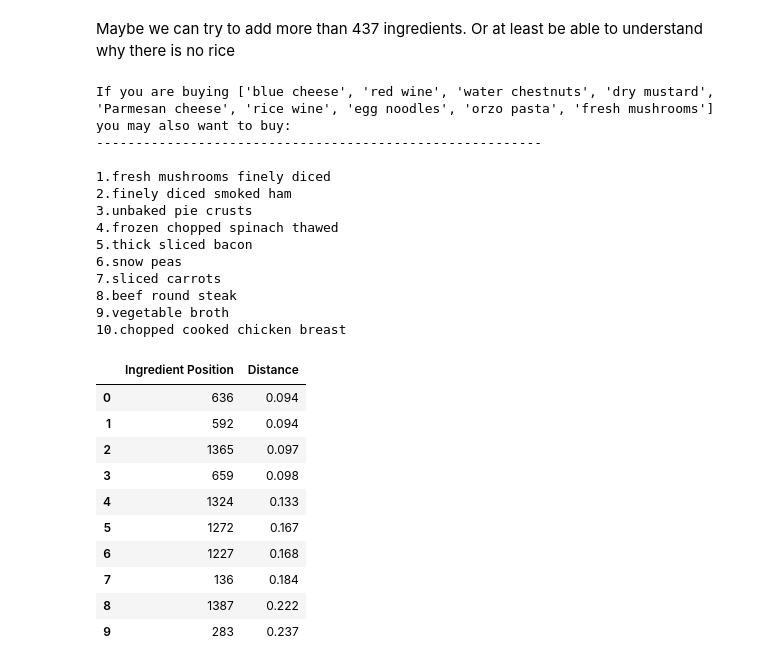
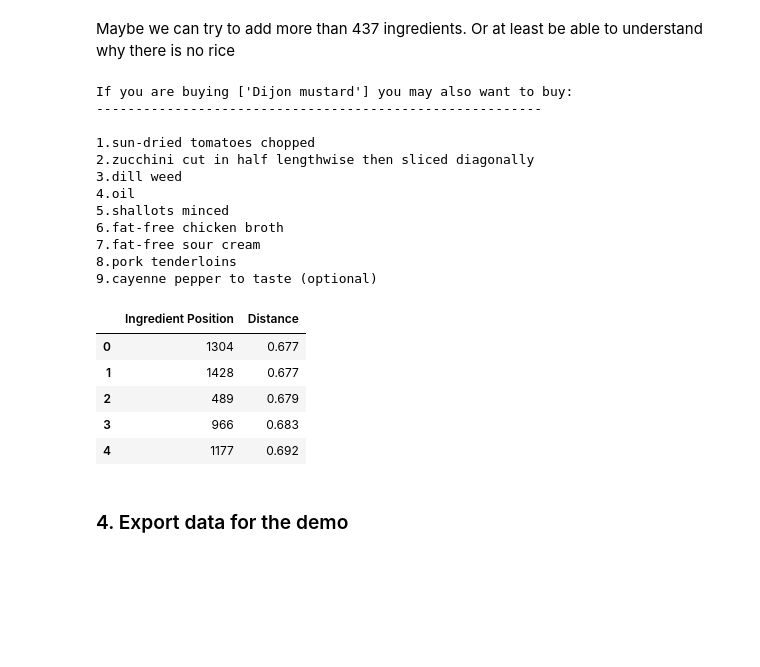
Before and after one commit to pepenunez/final-project, a Jupyter notebook: 03_allrecipes-modeling.ipynb, the cells around one changed output. Saved outputs shown, nothing was run; the diff lists cells and outputs as text; code cells hidden in the pictures; blank space fills up the shorter version.

Commit message:
demo

```diff
--- a/03_allrecipes-modeling.ipynb
+++ b/03_allrecipes-modeling.ipynb
@@ -486,7 +486,7 @@ model
 # %% [markdown]
 Once understood how to create the DataFrame that we are looking for, lets create a for loop that creates it for the whole list of ingredients
 # %%
-def get_top10_recommendations(ingredients:list):
+def get_top10_recommendations_(ingredients:list):
 
     input_arr = np.array(ingredients)
 
@@ -590,3 +590,7 @@ Name: ingredients, Length: 1433, dtype: int64
 # %%
 # get unique list of ingredients that are being used for the model
 unique_ingredients = final_ingredients['ingredients'].unique().tolist()
+# %%
+# to DataFrame
+unique_ingredients = pd.DataFrame(unique_ingredients)
+unique_ingredients = unique_ingredients.rename({0: 'ingredients'}, axis=1)
@@ -634,7 +647,7 @@ def get_translation(ingredients:list):
 
         matches = []
 
-        for ing in unique_ingredients:
+        for ing in unique_ingredients['ingredients']:
             ratio = fuzz.ratio(ing.lower(), ingredient.lower())
 
             if ratio > 50:
@@ -645,6 +658,7 @@ def get_translation(ingredients:list):
             clean_list.append(matches[0][0])
         else:
             clean_list.append(np.nan)
+            print('error')
 
     return clean_list
 # %%
@@ -692,35 +706,33 @@ def get_top10_recommendations(ingredients:list):
     print(f'If you are buying {ingredients} you may also want to buy:')
     print(f'---------------------------------------------------------\n')
 
-    for x in range(0, 10):
+    for x in range(0, 9):
         # Print a list with the top 10 recommendations
         print(f'{x + 1}.{ingredient_features.iloc[model["Ingredient Position"][x]].name}')
 
-    return model.head(10)
+    return model.head(5)
 # %%
-get_top10_recommendations(['Cheese', 'Red wine', 'chestnut', 'Mustard', 'Parmesan cheese', 'Rice', 'noodles', 'pasta', 'mushrooms'])
+get_top10_recommendations(['Dijon nustard'])
+
+                           #'Red wine', 'chestnut', 'Mustard', 'Parmesan cheese', 'Rice', 'noodles', 'pasta', 'mushrooms'])
 # %% [output]
-If you are buying ['blue cheese', 'red wine', 'water chestnuts', 'dry mustard', 'Parmesan cheese', 'rice wine', 'egg noodles', 'orzo pasta', 'fresh mushrooms'] you may also want to buy:
+If you are buying ['Dijon mustard'] you may also want to buy:
 ---------------------------------------------------------
 
-1.fresh mushrooms finely diced
-2.finely diced smoked ham
-3.unbaked pie crusts
-4.frozen chopped spinach thawed
-5.thick sliced bacon
-6.snow peas
-7.sliced carrots
-8.beef round steak
-9.vegetable broth
-10.chopped cooked chicken breast
+1.sun-dried tomatoes chopped
+2.zucchini cut in half lengthwise then sliced diagonally
+3.dill weed
+4.oil
+5.shallots minced
+6.fat-free chicken broth
+7.fat-free sour cream
+8.pork tenderloins
+9.cayenne pepper to taste (optional)
 |  | Ingredient Position | Distance |
-| 0 | 636 | 0.094 |
-| 1 | 592 | 0.094 |
-| 2 | 1365 | 0.097 |
-| 3 | 659 | 0.098 |
-| 4 | 1324 | 0.133 |
-| 5 | 1272 | 0.167 |
-| 6 | 1227 | 0.168 |
-| 7 | 136 | 0.184 |
-| 8 | 1387 | 0.222 |
-| 9 | 283 | 0.237 |
+| 0 | 1304 | 0.677 |
+| 1 | 1428 | 0.677 |
+| 2 | 489 | 0.679 |
+| 3 | 966 | 0.683 |
+| 4 | 1177 | 0.692 |
+# %% [markdown]
+### 4. Export data for the demo
```
Also changed, not shown: parts of 5 cells of this notebook, 13 other files.
